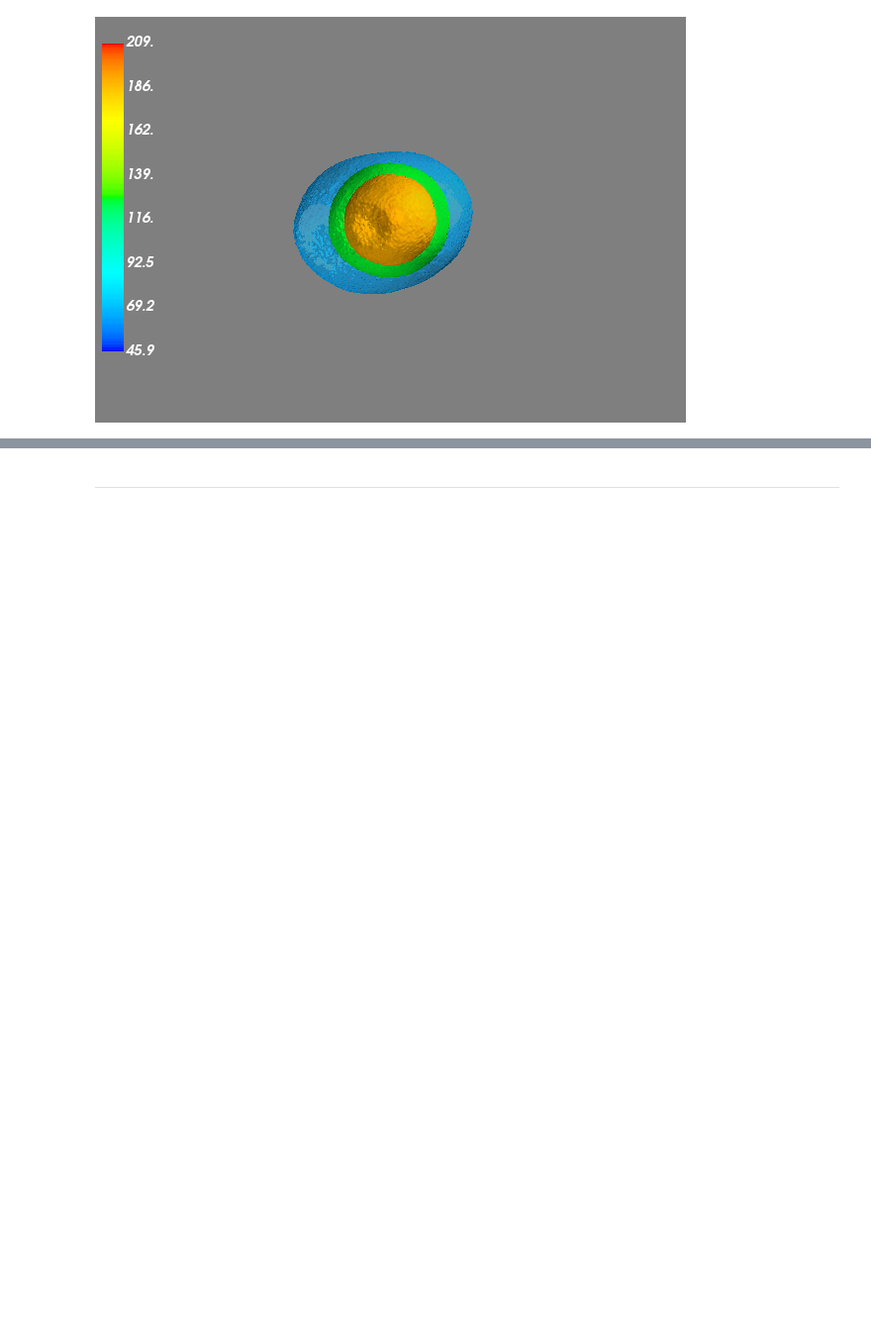
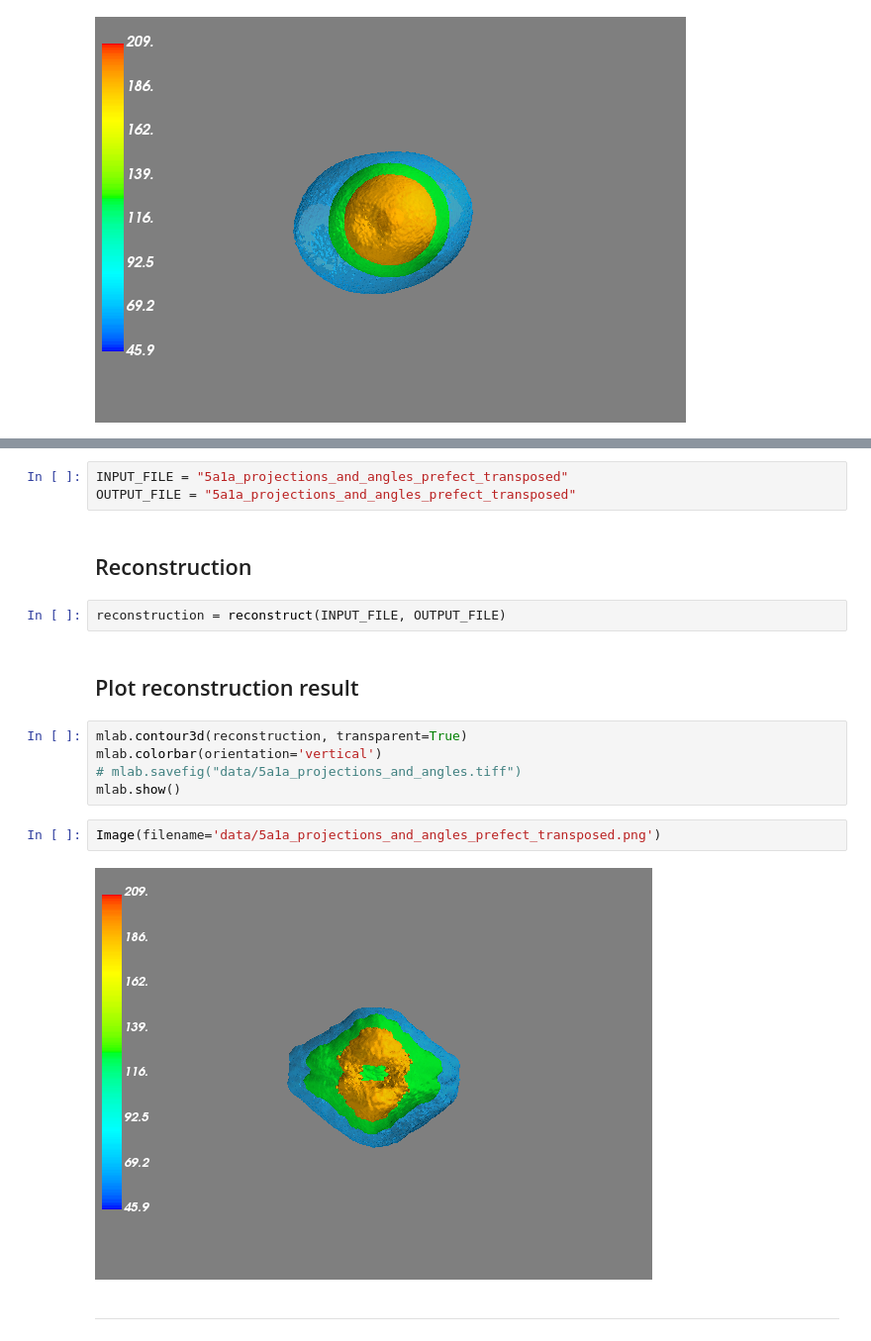
Before and after one commit to JelenaBanjac/protein-reconstruction, a Jupyter notebook: notebooks/3-reconstruction/reconstruction.ipynb, the cells around one changed output, grey strips where cells are left out. Shown at 99% size. Drawn from its saved outputs; the diff is of its cells as text; blank space fills up the shorter version.

Commit message:
add modified 4d rot.matrix with perfect distance angle recovery result aligned

```diff
--- a/notebooks/3-reconstruction/reconstruction.ipynb
+++ b/notebooks/3-reconstruction/reconstruction.ipynb
@@ -204,3 +209,21 @@ Image(filename='data/5a1a_projections_and_angles_predicted.png')
+# %%
+INPUT_FILE = "5a1a_projections_and_angles_prefect_transposed"
+OUTPUT_FILE = "5a1a_projections_and_angles_prefect_transposed"
+# %% [markdown]
+## Reconstruction
+# %%
+reconstruction = reconstruct(INPUT_FILE, OUTPUT_FILE)
+# %% [markdown]
+## Plot reconstruction result
+# %%
+mlab.contour3d(reconstruction, transparent=True)
+mlab.colorbar(orientation='vertical')
+# mlab.savefig("data/5a1a_projections_and_angles.tiff")
+mlab.show()
+# %%
+Image(filename='data/5a1a_projections_and_angles_prefect_transposed.png')
+# %% [output]
+[figure, added]
 # %% [markdown]
 ---
 # %% [markdown]
```
Also changed, not shown: parts of 4 cells of this notebook, 1 other file.
